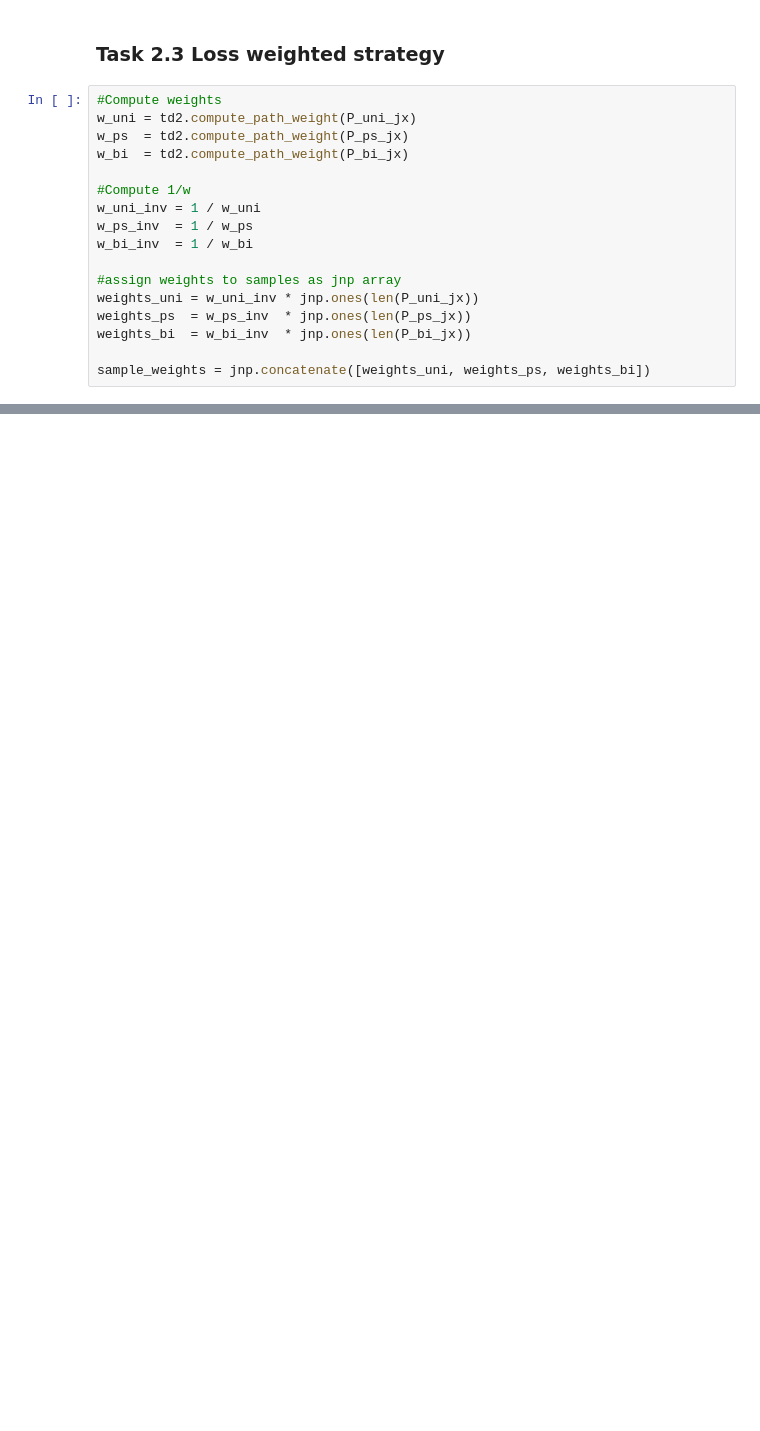
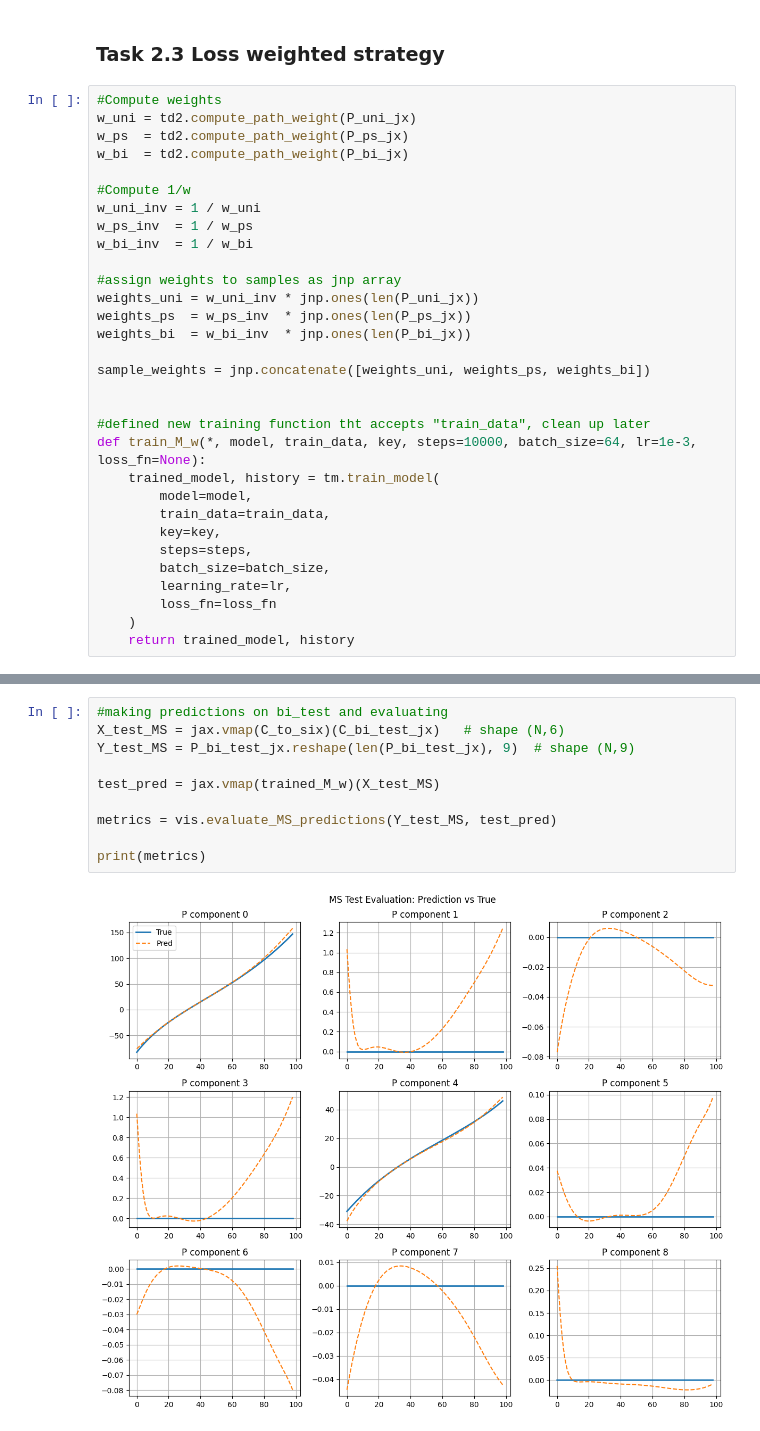
Before and after one commit to Lukas-F-1/ML-Tutorial-WS25_26, a Jupyter notebook: ffnn_introduction/main_t2.ipynb, the cells around one changed output, grey strips where cells are left out. Drawn from its saved outputs; the diff is of its cells as text; blank space fills up the shorter version.

```diff
--- a/ffnn_introduction/main_t2.ipynb
+++ b/ffnn_introduction/main_t2.ipynb
@@ -248,6 +248,20 @@ weights_ps  = w_ps_inv  * jnp.ones(len(P_ps_jx))
 weights_bi  = w_bi_inv  * jnp.ones(len(P_bi_jx))
 
 sample_weights = jnp.concatenate([weights_uni, weights_ps, weights_bi])
+
+
+#defined new training function tht accepts "train_data", clean up later
+def train_M_w(*, model, train_data, key, steps=10000, batch_size=64, lr=1e-3, loss_fn=None):
+    trained_model, history = tm.train_model(
+        model=model,
+        train_data=train_data,
+        key=key,
+        steps=steps,
+        batch_size=batch_size,
+        learning_rate=lr,
+        loss_fn=loss_fn
+    )
+    return trained_model, history
 # %%
 #format training data
 train_data = (X_MS, (Y_MS, sample_weights))
@@ -262,0 +275,12 @@ TypeError: build_MS_model() got an unexpected keyword argument 'key'
+# %%
+#making predictions on bi_test and evaluating
+X_test_MS = jax.vmap(C_to_six)(C_bi_test_jx)   # shape (N,6)
+Y_test_MS = P_bi_test_jx.reshape(len(P_bi_test_jx), 9)  # shape (N,9)
+
+test_pred = jax.vmap(trained_M_w)(X_test_MS)
+
+metrics = vis.evaluate_MS_predictions(Y_test_MS, test_pred)
+
+print(metrics)
+# %% [output]
+[figure, added]
```
Also changed, not shown: parts of 22 cells of this notebook, 2 other files.
